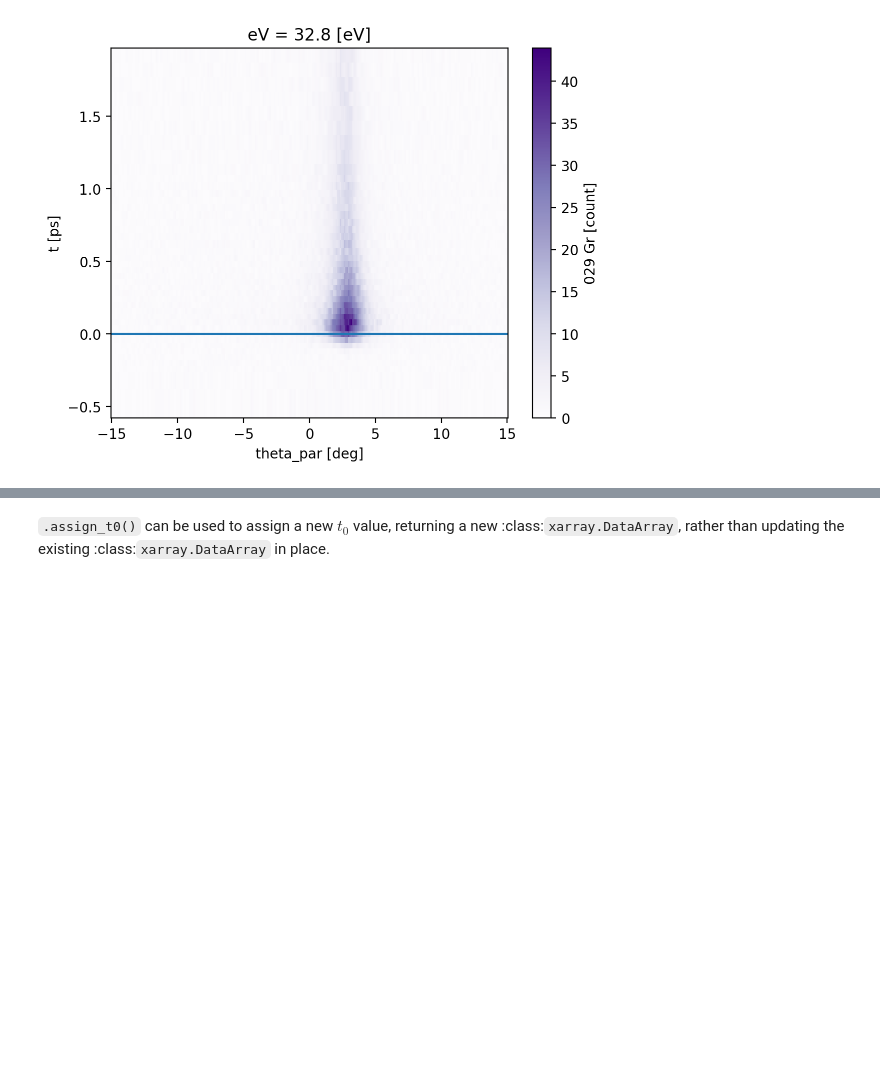
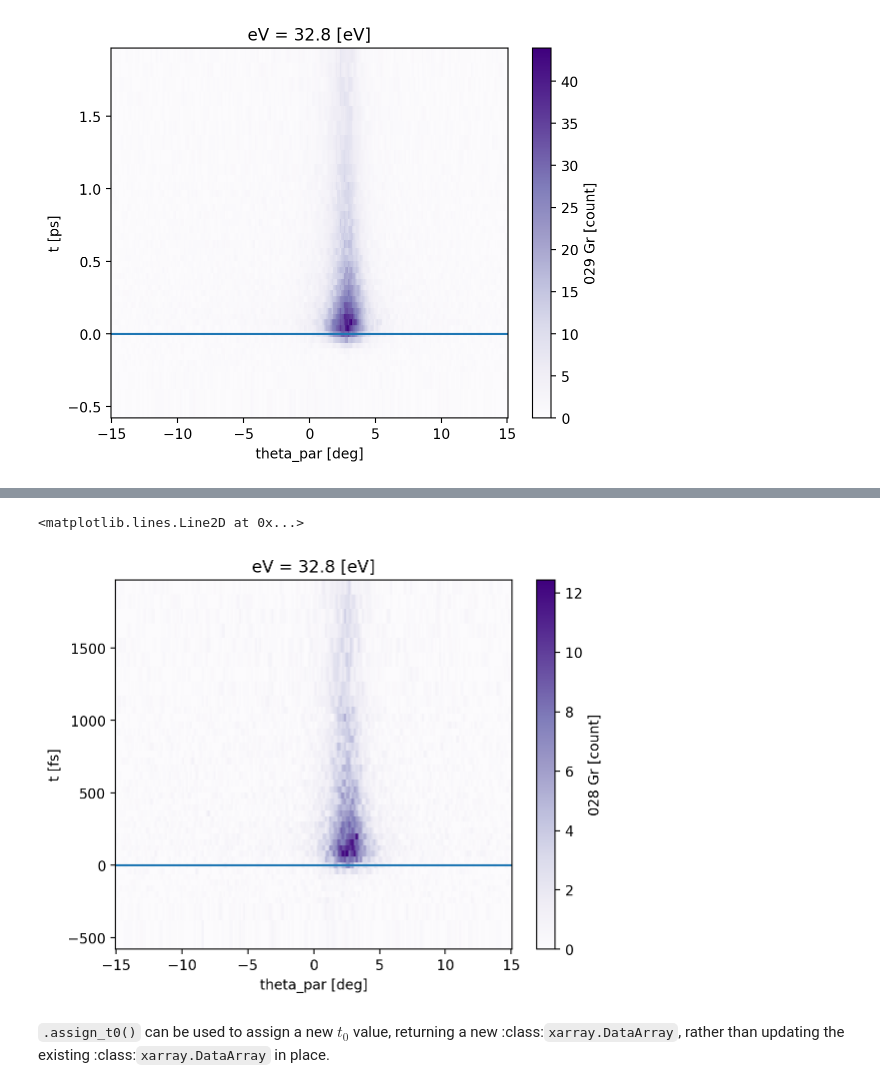
Before and after one commit to phrgab/peaks, a Jupyter notebook: tutorials/7_TR_ARPES.ipynb, the cells around one changed output, grey strips where cells are left out. Cells and saved outputs as stored; diff of their text form; code cells hidden in the pictures; blank space fills up the shorter version.

Commit message:
adding set_t0 by stage pos and set_like methods

```diff
--- a/tutorials/7_TR_ARPES.ipynb
+++ b/tutorials/7_TR_ARPES.ipynb
@@ -89,6 +87,9 @@ The helper method `.set_t0` allows setting a new $t_0$ by passing the time from
 :::{tip}
 It is recommended to pass a :class:`pint.Quantity` for full handling of units. If a float is passed, it will attempt to parse the units from the base units of the $t$ dimension. Note, however, for the current :class:`xarray.DataArray` this is fs, not ps as may appear from the graph above, as that was converted to ps for the plot.
 :::
+# %%
+# Load some data as normal
+data = pks.load('029 Gr')
 # %%
 data.metadata.pump.t0_position
 # %% [output]
@@ -107,0 +111,2 @@ plt.axhline(0)  # New t0
+# %%
+data.tr.set_t0(5.98901245252*pks.ureg('mm'))
@@ -107,0 +115,3 @@ plt.axhline(0)  # New t0
+# %%
+data2 = pks.load('028 Gr')
+data2.tr.set_t0_like(data)
@@ -108,3 +120,9 @@ plt.axhline(0)  # New t0
+# %%
+data2.MDC(32.8,0.1).sel(t=slice(-500,2000)).plot()
+plt.axhline(0)
+# %% [output]
+<matplotlib.lines.Line2D at 0x...>
+[figure, added]
 # %% [markdown]
 `.assign_t0()` can be used to assign a new $t_0$ value, returning a new :class:`xarray.DataArray`, rather than updating the existing :class:`xarray.DataArray` in place.
 # %%
```
Also changed, not shown: parts of 11 cells of this notebook, 3 other files.
